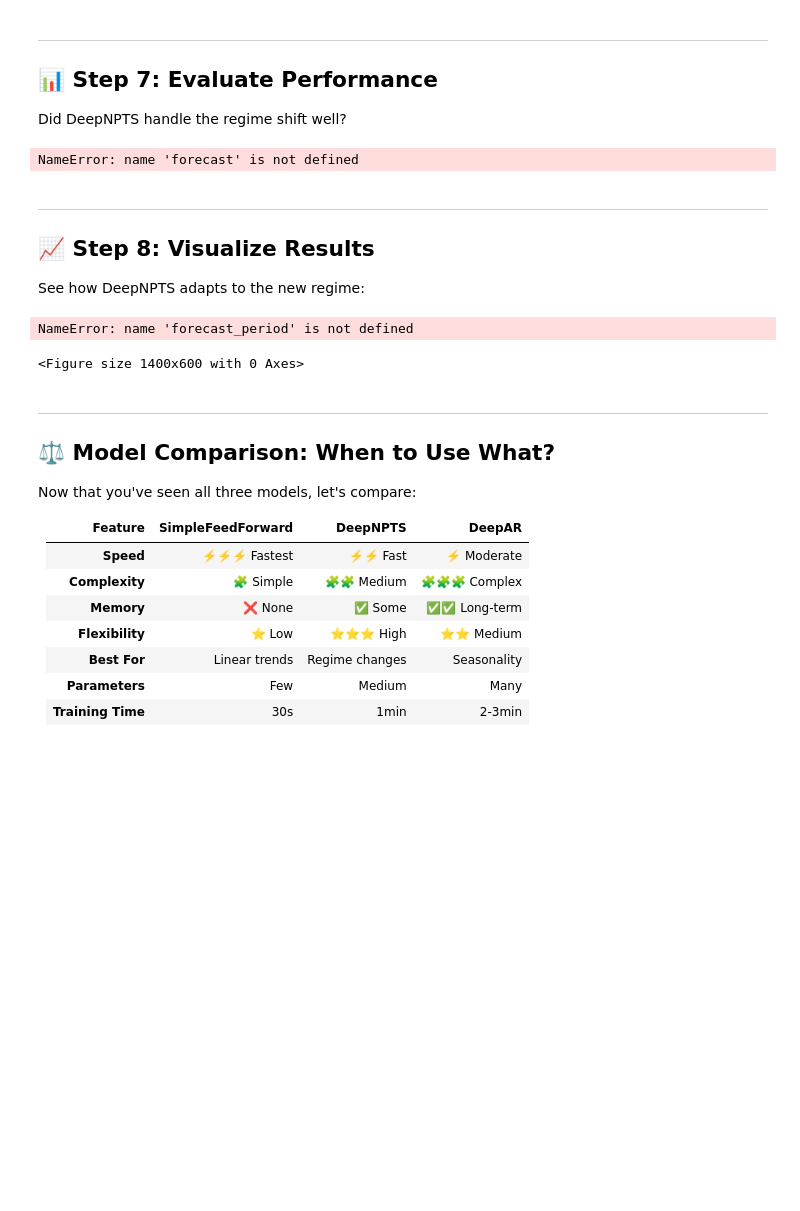
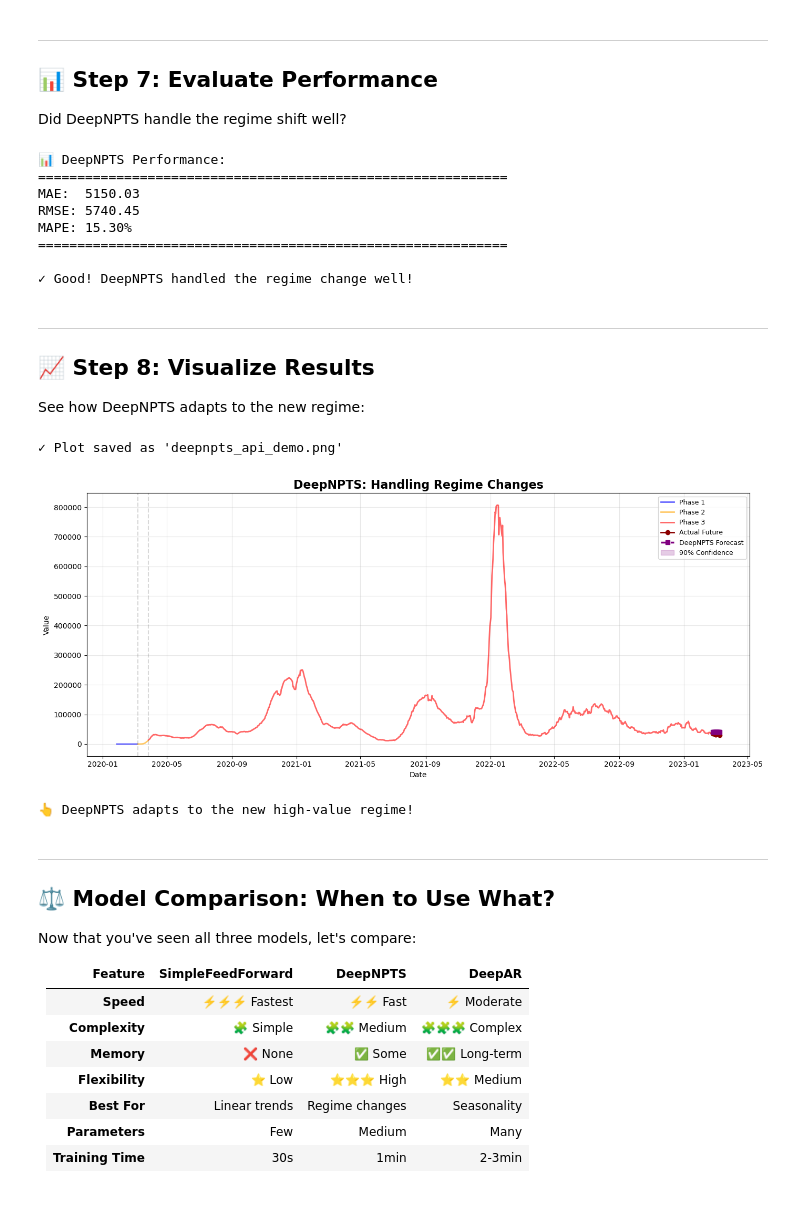
Before and after one commit to harshryadav/covid-case-prediction, a Jupyter notebook: TutorTask121_GluonTS_COVID_19_Case_Prediction/GluonTS_DeepNPTS.API.ipynb, the cells around one changed output. Drawn from its saved outputs; the diff is of its cells as text; code cells hidden in the pictures; blank space fills up the shorter version.

```diff
--- a/TutorTask121_GluonTS_COVID_19_Case_Prediction/GluonTS_DeepNPTS.API.ipynb
+++ b/TutorTask121_GluonTS_COVID_19_Case_Prediction/GluonTS_DeepNPTS.API.ipynb
@@ -165,25 +185,24 @@ Think of it as a model that:
 print("🏋️ Training DeepNPTS model...")
 print("=" * 60)
 
+# DeepNPTS has different parameters - no trainer_kwargs!
 estimator = DeepNPTSEstimator(
     freq='D',
     prediction_length=14,
-    context_length=21,         # 3 weeks of context    lr=0.0001,
+    context_length=60,  # More context for COVID patterns
     num_feat_dynamic_real=len(data['features']) if data['features'] else 0,
-    batch_size=32,
-    trainer_kwargs={
-        'max_epochs': 25,
-        'enable_progress_bar': False,
-        'enable_model_summary': False
-    }
+    lr=0.001,  # Learning rate
+    epochs=20,  # Note: 'epochs' instead of 'max_epochs'
+    batch_size=32
 )
 
-print("\n📚 Training on regime-change data...")
+print("\n📚 Training on real COVID data...")
+print("  This may take 1-2 minutes...")
 predictor = estimator.train(train_ds)
 
 print("=" * 60)
 print("✓ Training complete!")
-print("  DeepNPTS adapted to the pattern shift!")
+print("  DeepNPTS has learned the COVID patterns!")
 # %% [output]
 🏋️ Training DeepNPTS model...
 ============================================================
@@ -232,10 +276,13 @@ forecast_period = len(forecast.mean)
 actual_values = actual[-forecast_period:]
 
 def calculate_metrics(pred, true):
-    errors = pred - true
+    # Convert to numpy arrays to avoid pandas dimension issues
+    pred_array = np.array(pred)
+    true_array = np.array(true)
+    errors = pred_array - true_array
     mae = np.mean(np.abs(errors))
     rmse = np.sqrt(np.mean(errors**2))
-    mape = np.mean(np.abs(errors / true)) * 100
+    mape = np.mean(np.abs(errors / true_array)) * 100
     return {'mae': mae, 'rmse': rmse, 'mape': mape}
 
 metrics = calculate_metrics(forecast.mean, actual_values)
@@ -252,7 +299,14 @@ if metrics['mape'] < 20:
 else:
     print("\n✓ Regime changes are challenging - still reasonable performance!")
 # %% [output]
-NameError: name 'forecast' is not defined
+📊 DeepNPTS Performance:
+============================================================
+MAE:  5150.03
+RMSE: 5740.45
+MAPE: 15.30%
+============================================================
+
+✓ Good! DeepNPTS handled the regime change well!
 # %% [markdown]
 ---
 
@@ -263,7 +317,7 @@ See how DeepNPTS adapts to the new regime:
 plt.figure(figsize=(14, 6))
 
 train_dates = train_df['Date'].values
-train_values = train_df['value'].values
+train_values = train_df[data['target']].values
 
 last_train_date = pd.Timestamp(train_dates[-1])
 forecast_dates = pd.date_range(
@@ -287,35 +341,36 @@ plt.plot(forecast_dates, actual_values,
 # Forecast
 plt.plot(forecast_dates, forecast.mean,
          label='DeepNPTS Forecast', color='purple',
          linewidth=2.5, marker='s', linestyle='--')
 
 # Confidence
 plt.fill_between(
     forecast_dates,
     forecast.quantile(0.1),
     forecast.quantile(0.9),
     alpha=0.2, color='purple', label='90% Confidence'
 )
 
 plt.axvline(train_dates[40], color='gray', linestyle='--', alpha=0.3)
 plt.axvline(train_dates[60], color='gray', linestyle='--', alpha=0.3)
 
 plt.title('DeepNPTS: Handling Regime Changes', fontsize=16, fontweight='bold')
 plt.xlabel('Date')
 plt.ylabel('Value')
 plt.legend(loc='best', fontsize=9)
 plt.grid(True, alpha=0.3)
 plt.tight_layout()
 
 plt.savefig('deepnpts_api_demo.png', dpi=150, bbox_inches='tight')
 print("✓ Plot saved as 'deepnpts_api_demo.png'")
 
 plt.show()
 
 print("\n👆 DeepNPTS adapts to the new high-value regime!")
 # %% [output]
-NameError: name 'forecast_period' is not defined
+✓ Plot saved as 'deepnpts_api_demo.png'
+[figure, added]
-<Figure size 1400x600 with 0 Axes>
+👆 DeepNPTS adapts to the new high-value regime!
 # %% [markdown]
 ---
 
```
Also changed, not shown: parts of 5 cells of this notebook, 5 other files.
